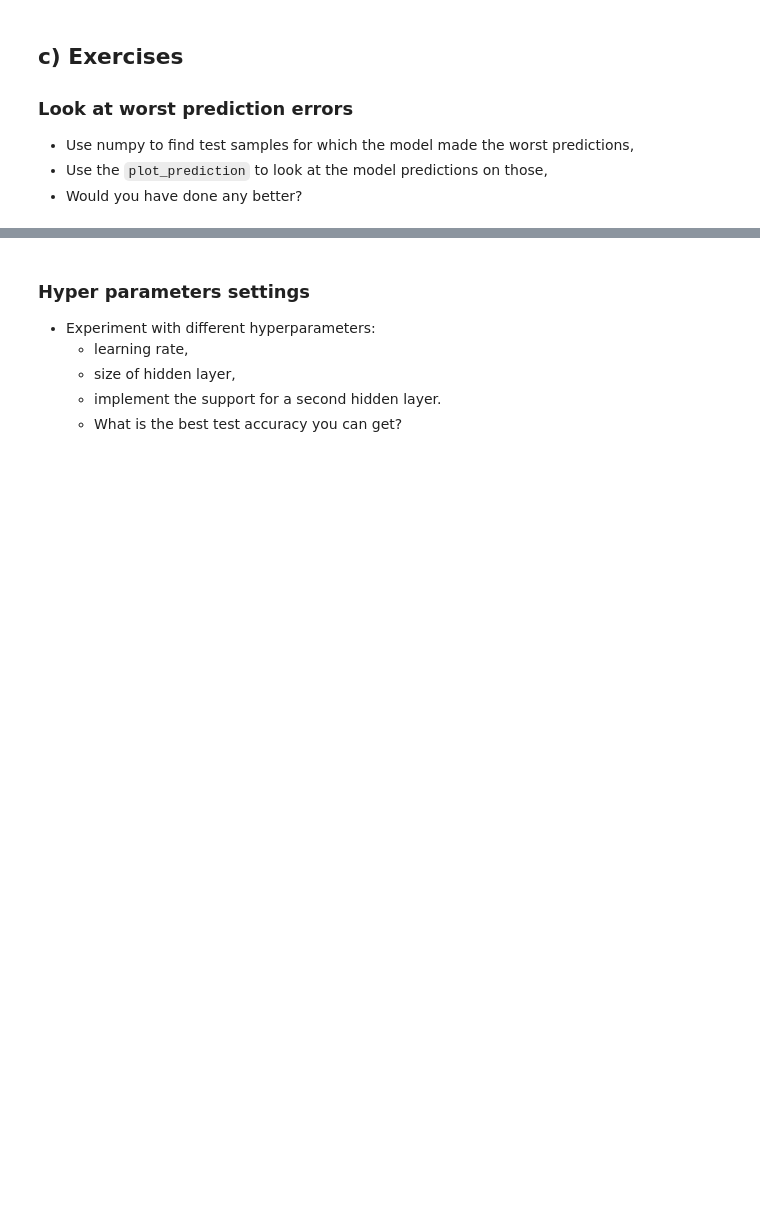
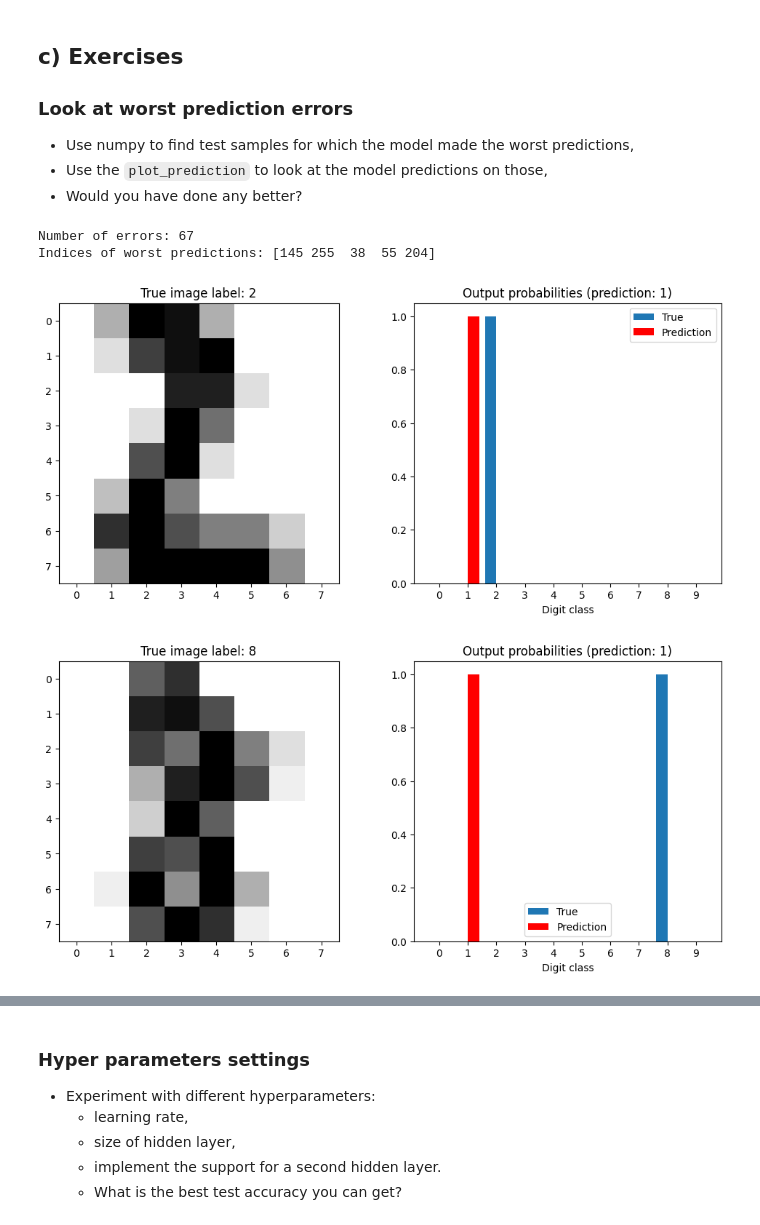
Before and after one commit to UofT-DSI/deep_learning, a Jupyter notebook: 01_materials/labs/lab_2.ipynb, the cells around one changed output, grey strips where cells are left out. Drawn from its saved outputs; the diff is of its cells as text; code cells hidden in the pictures; blank space fills up the shorter version.

```diff
--- a/01_materials/labs/lab_2.ipynb
+++ b/01_materials/labs/lab_2.ipynb
@@ -303,17 +353,16 @@ class NeuralNet():
 
     def forward_hidden(self, X):
         # Compute the linear combination of the input and weights
-        self.Z_h = None # TODO
+        self.Z_h = np.dot(X, self.W_h) + self.b_h
 
         # Apply the sigmoid activation function
-        return None # TODO
+        return sigmoid(self.Z_h)
 
     def forward_output(self, H):
         # Compute the linear combination of the hidden layer activation and weights
-        self.Z_o = None # TODO
+        self.Z_o = np.dot(H, self.W_o) + self.b_o
 
-        # Apply the sigmoid activation function
-        return None # TODO
+        return sigmoid(self.Z_o)
 
     def forward(self, X):
         # Compute the forward activations of the hidden and output layers
@@ -324,7 +373,7 @@ class NeuralNet():
 
     def loss(self, X, y):
         y_onehot = one_hot(self.output_size, y)
-        return None # TODO
+        return nll(one_hot(self.output_size, y), self.forward(X))
 
     def grad_loss(self, X, y_true):
         y_true = one_hot(self.output_size, y_true)
@@ -420,0 +497,69 @@ plot_prediction(model, sample_idx=4)
+# %%
+import numpy as np
+
+# Assuming `X_test` and `y_test` are your test data and labels, and `lr` is your LogisticRegression model
+
+# Get model predictions for all test samples
+predictions = lr.predict(X_test)
+
+# Compute the errors
+errors = predictions != y_test
+
+# Find indices of samples with errors
+error_indices = np.where(errors)[0]
+
+# Get the number of errors
+num_errors = len(error_indices)
+print(f"Number of errors: {num_errors}")
+
+# Compute prediction probabilities
+probabilities = lr.forward(X_test)
+
+# Compute the prediction confidence for each sample
+confidences = np.max(probabilities, axis=1)
+
+# Compute errors as 1 - confidence for misclassified samples
+error_confidences = confidences[errors]
+
+# Get the indices of the worst predictions
+worst_indices = error_indices[np.argsort(error_confidences)[-5:]]  # Get indices of the top 5 worst predictions
+print(f"Indices of worst predictions: {worst_indices}")
+
+def plot_prediction(model, sample_idx=0, classes=range(10)):
+    fig, (ax0, ax1) = plt.subplots(nrows=1, ncols=2, figsize=(12, 5))
+
+    # Display the image
+    ax0.imshow(X_test[sample_idx].reshape(8, 8), cmap=plt.cm.gray_r, interpolation='nearest')
+    ax0.set_title("True image label: %d" % y_test[sample_idx])
+
+    # Ensure the input is reshaped properly for forward pass
+    sample_input = X_test[sample_idx]
+    if sample_input.ndim == 1:
+        sample_input = sample_input[np.newaxis, :]  # Convert to 2D array
+
+    true_probs = one_hot(len(classes), y_test[sample_idx])
+    pred_probs = model.forward(sample_input).flatten()  # Flatten to 1D array
+
+    # Ensure the length of `true_probs` and `pred_probs` matches `classes`
+    assert len(true_probs) == len(classes), "Length of true_probs does not match number of classes."
+    assert len(pred_probs) == len(classes), "Length of pred_probs does not match number of classes."
+
+    # Plot the true and predicted probabilities
+    ax1.bar(classes, true_probs, width=0.4, label='True', align='center')
+    ax1.bar([c + 0.4 for c in classes], pred_probs, width=0.4, label='Prediction', color="red", align='center')
+    ax1.set_xticks([c + 0.2 for c in classes])  # Center ticks between bars
+    ax1.set_xticklabels(classes)
+    ax1.set_xlabel('Digit class')
+    ax1.set_title('Output probabilities (prediction: %d)' % model.predict(sample_input))
+    ax1.legend()
+
+    plt.show()
+
+# Plot predictions for the worst samples
+for idx in worst_indices:
+    plot_prediction(lr, sample_idx=idx)
+# %% [output]
+Number of errors: 67
+Indices of worst predictions: [145 255  38  55 204]
+[figure, added]
+[figure, added]
```
Also changed, not shown: parts of 35 cells of this notebook.
